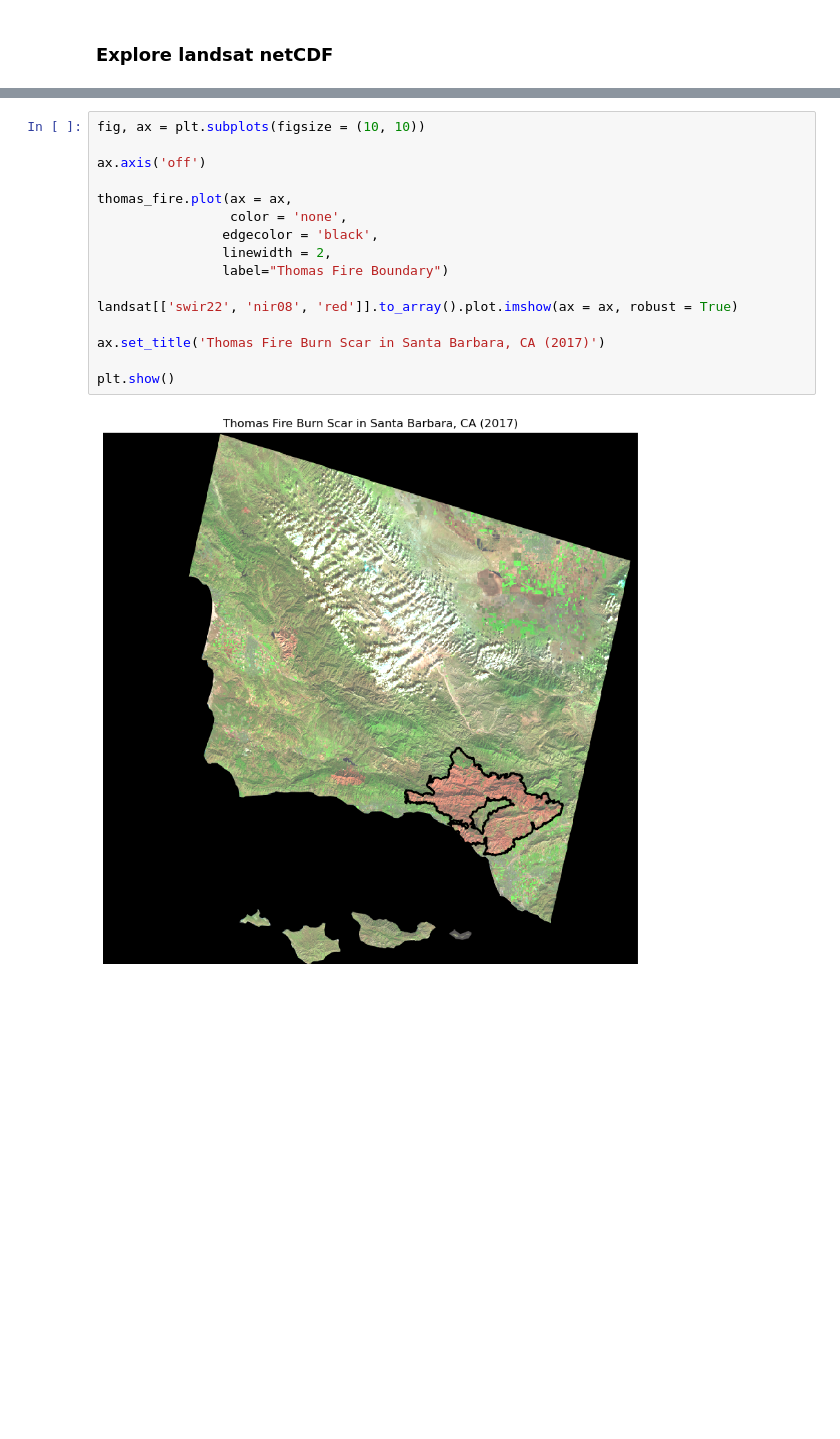
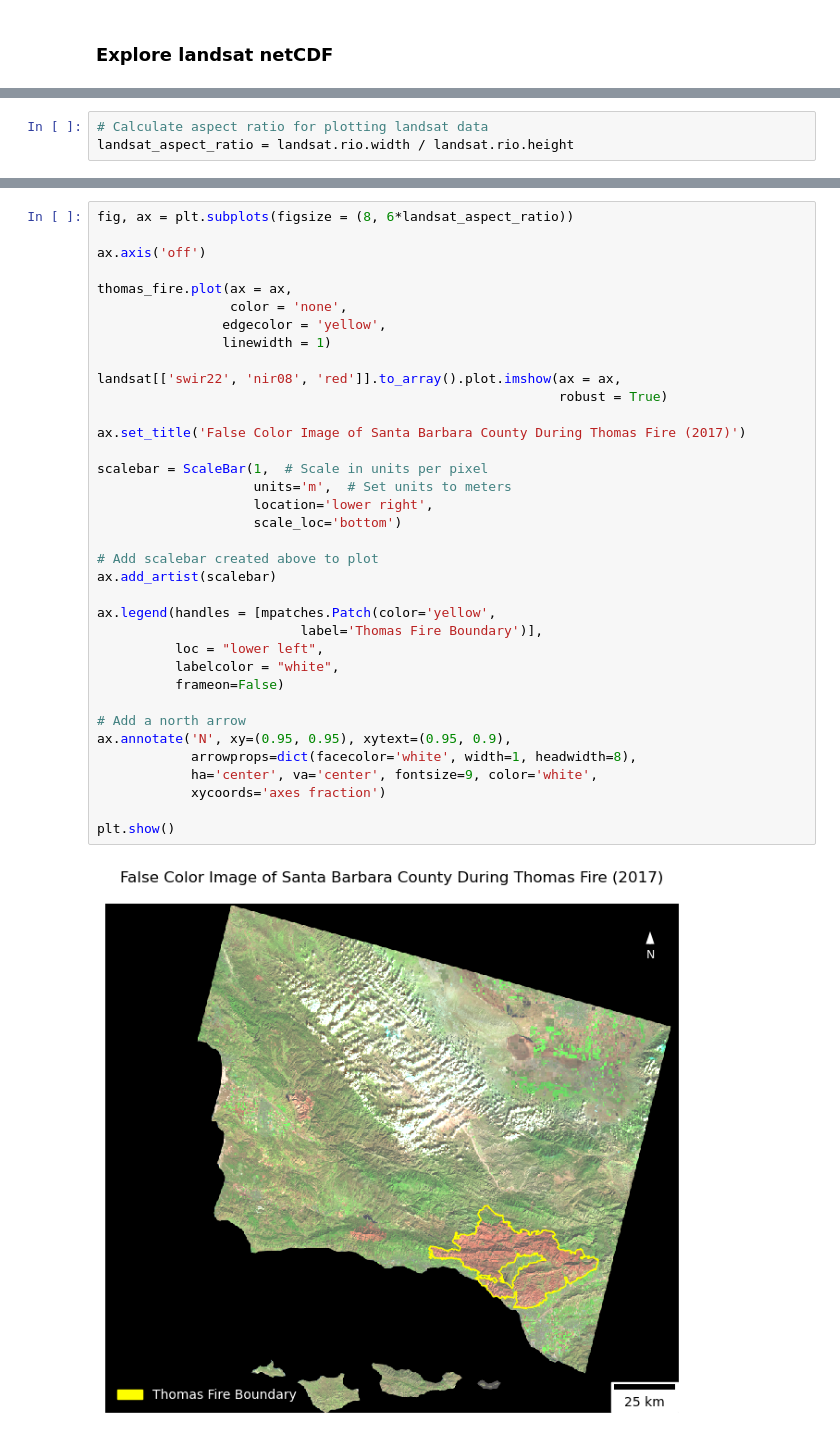
Before and after one commit to katleyq/eds220-hwk4, a Jupyter notebook: hwk4-task2-false-color-LE.ipynb, the cells around one changed output, grey strips where cells are left out. Cells and saved outputs as stored; diff of their text form; blank space fills up the shorter version.

```diff
--- a/hwk4-task2-false-color-LE.ipynb
+++ b/hwk4-task2-false-color-LE.ipynb
@@ -72,0 +117,3 @@ ERROR 1: PROJ: proj_identify: /opt/anaconda3/share/proj/proj.db lacks DATABASE.L
+# %%
+# Calculate aspect ratio for plotting landsat data
+landsat_aspect_ratio = landsat.rio.width / landsat.rio.height
@@ -82,18 +160,38 @@ xr.Dataset(landsat[['red', 'green', 'blue']]).to_array().plot.imshow(robust = Tr
 # %%
-fig, ax = plt.subplots(figsize = (10, 10))
+fig, ax = plt.subplots(figsize = (8, 6*landsat_aspect_ratio))
 
 ax.axis('off')
 
 thomas_fire.plot(ax = ax,
                  color = 'none',
-                edgecolor = 'black',
-                linewidth = 2,
-                label="Thomas Fire Boundary")
+                edgecolor = 'yellow',
+                linewidth = 1)
 
-landsat[['swir22', 'nir08', 'red']].to_array().plot.imshow(ax = ax, robust = True)
+landsat[['swir22', 'nir08', 'red']].to_array().plot.imshow(ax = ax,
+                                                           robust = True)
 
-ax.set_title('Thomas Fire Burn Scar in Santa Barbara, CA (2017)')
+ax.set_title('False Color Image of Santa Barbara County During Thomas Fire (2017)')
+
+scalebar = ScaleBar(1,  # Scale in units per pixel
+                    units='m',  # Set units to meters
+                    location='lower right',
+                    scale_loc='bottom')
+
+# Add scalebar created above to plot
+ax.add_artist(scalebar)
+
+ax.legend(handles = [mpatches.Patch(color='yellow',
+                          label='Thomas Fire Boundary')],
+          loc = "lower left",
+          labelcolor = "white",
+          frameon=False)
+
+# Add a north arrow
+ax.annotate('N', xy=(0.95, 0.95), xytext=(0.95, 0.9),
+            arrowprops=dict(facecolor='white', width=1, headwidth=8),
+            ha='center', va='center', fontsize=9, color='white',
+            xycoords='axes fraction')
 
 plt.show()
 # %% [output]
-[figure, old version]
+[figure, new version]
```
Also changed, not shown: parts of 16 cells of this notebook, 2 other files.
